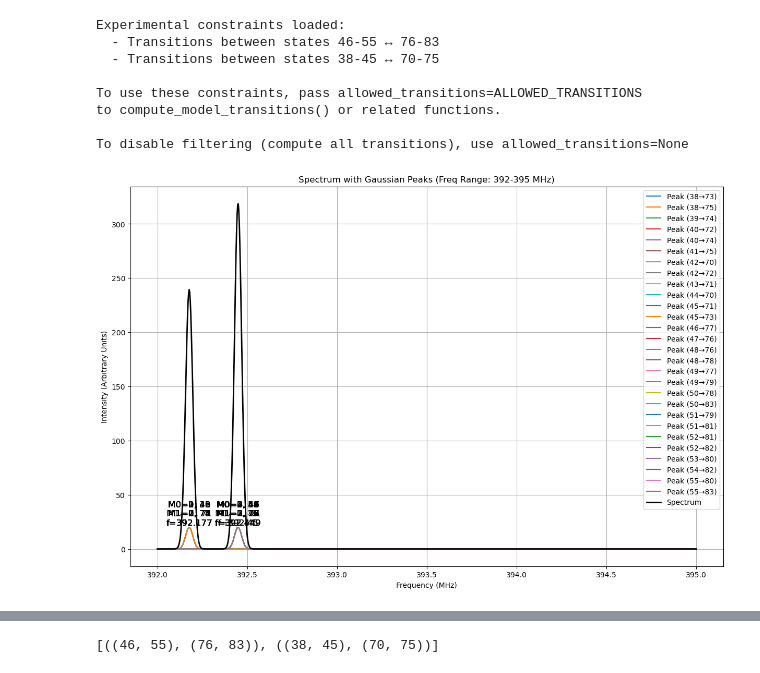
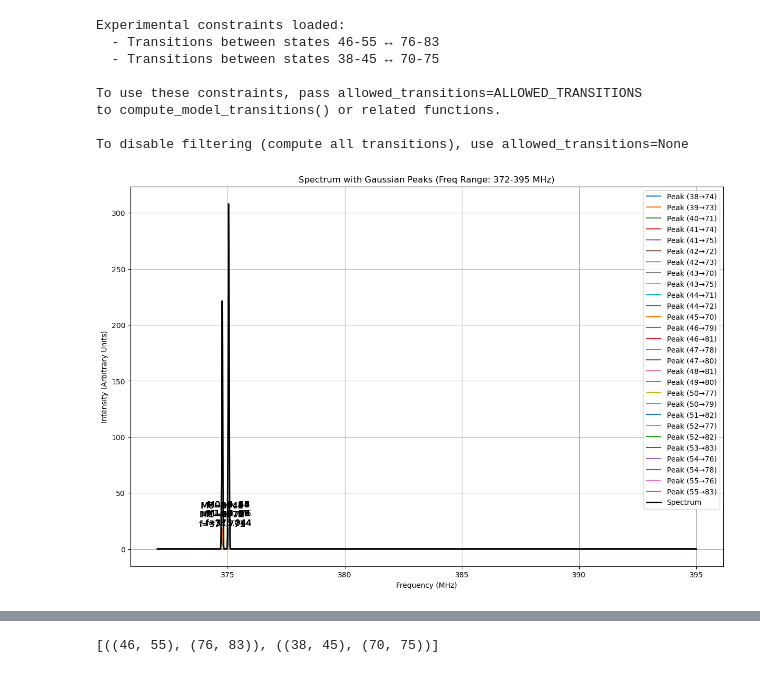
Before and after one commit to YuikiTakahashi/Molecule_spectrum_prediction, a Jupyter notebook: 173_prediction_Nov2025.ipynb, the cells around one changed output, grey strips where cells are left out. Cells and saved outputs as stored; diff of their text form; code cells hidden in the pictures.

```diff
--- a/173_prediction_Nov2025.ipynb
+++ b/173_prediction_Nov2025.ipynb
@@ -744,7 +1266,7 @@ out = X010_173.calculate_two_photon_spectrum(0, 1e-8,TRANSITION_INDEX_SET, parit
 transitions = out[1]
 
 # Frequency bounds (AOM 0 frequency)
-freq_min = 392
+freq_min = 372
 freq_max = 395
 
 offset  = 0 # MHz
@@ -766,31 +1288,31 @@ fig, ax = plt.subplots(figsize=(12, 8), constrained_layout=True)
 for transition in filtered_transitions:
     freq = (transition['freq']- offset)   #accounting for 1 MHz offset correction
     label = f"({transition['state index 0']}→{transition['state index 1']})"
 
     # Generate Gaussian peak
     gaussian_peak = norm.pdf(freq_range, loc=freq, scale=freq_width)
     spectrum += gaussian_peak  # Add the peak to the spectrum
 
     # Plot the peak
     ax.plot(freq_range, gaussian_peak, label=f"Peak {label}")
 
 
     # Annotate the peak with state information
     if transition['M0'] >= 0:
         ax.text(freq, max(gaussian_peak) * 1.1, f"M0={transition['M0']}, {transition['state index 0']}\nM1={transition['M1']}, {transition['state index 1']}\nf={round(freq,3)}",
             fontsize=12, ha='center')
 
 # Plot the combined spectrum
 ax.plot(freq_range, spectrum, color='black', linewidth=2, label='Spectrum')
 
 # Labels and title
 ax.set_xlabel('Frequency (MHz)')
 ax.set_ylabel('Intensity (Arbitrary Units)')
 ax.set_title(f'Spectrum with Gaussian Peaks (Freq Range: {freq_min}-{freq_max} MHz)')
 ax.grid(True)
 ax.legend()
 
 # Show the plot
 plt.show()
 # %% [output]
-[figure, old version]
+[figure, new version]
```
Also changed, not shown: parts of 23 cells of this notebook, 20 other files.
